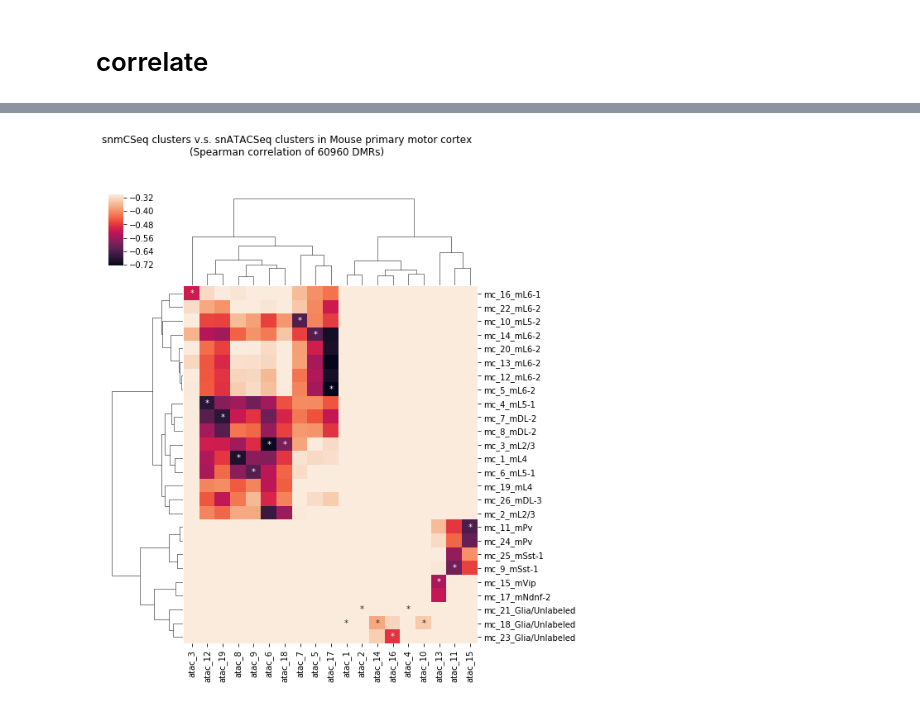
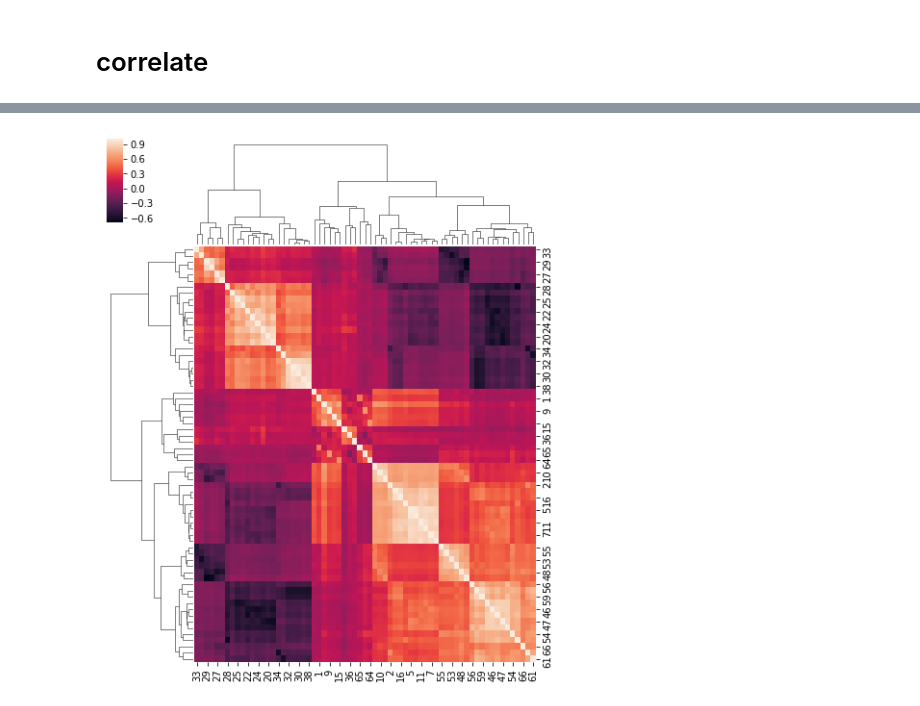
Before and after one commit to mukamel-lab-team/snmcseq, a Jupyter notebook: correlation_integration.ipynb, the cells around one changed output, grey strips where cells are left out. Cells and saved outputs as stored; diff of their text form; code cells hidden in the pictures.

```diff
--- a/correlation_integration.ipynb
+++ b/correlation_integration.ipynb
@@ -203,0 +282,5 @@ logtpm = np.log10(1 + tmp)
+# %%
+# clusters_mcc.columns
+clusters_mcc.columns = ['mc_'+col[len('cluster_'):-len('_mcc')]
+                        + '_' + df_clst_annot_mc.loc[int(col[len('cluster_'):-len('_mcc')]), 'annotation_'+cluster_type]
+                        for col in clusters_mcc.columns]
@@ -233,4 +429,6 @@ print(data_mcc.shape)
 # %%
-corr = np.corrcoef(np.concatenate((data_atac.values, data_mcc.values), axis=1).T)
+corr = np.corrcoef(np.concatenate((data_mcc.values, data_atac.values, data_rna), axis=1).T)
+labels = np.concatenate((data_mcc.columns, data_atac.columns, data_rna.columns))
 print(corr.shape)
+print(labels)
 # %% [output]
@@ -237,0 +447,8 @@ print(corr.shape)
+# %%
+df_corr = pd.DataFrame(corr, index=labels, columns=labels)
+
+fig, ax = plt.subplots(figsize=(16, 14))
+sns.heatmap(df_corr, ax=ax)
+plt.show()
+
+# re-orange
@@ -238,39 +457,39 @@ print(corr.shape)
 # %%
-df_corr = pd.DataFrame(corr[nclst_atac:, :nclst_atac], index=data_mcc.columns, columns=data_atac.columns)
+# df_corr = pd.DataFrame(corr[nclst_atac:, :nclst_atac], index=data_mcc.columns, columns=data_atac.columns)
 # df_corr = df_corr.T
-reject_threshold = 100
+# reject_threshold = 100
 
-df_corr
-df_annot = pd.DataFrame(columns=df_corr.columns, index=df_corr.index)
-for col, idx in df_corr.idxmin().iteritems():
-    if df_corr.loc[idx, col] < reject_threshold:
-        # print(col + ' --> ' + idx)
-        df_annot.loc[idx, col] = '*'
-    else:
-        # print(col + ' cell type not matched!')
-        pass
-df_annot = df_annot.fillna('')
+# df_corr
+# df_annot = pd.DataFrame(columns=df_corr.columns, index=df_corr.index)
+# for col, idx in df_corr.idxmin().iteritems():
+#     if df_corr.loc[idx, col] < reject_threshold:
+#         # print(col + ' --> ' + idx)
+#         df_annot.loc[idx, col] = '*'
+#     else:
+#         # print(col + ' cell type not matched!')
+#         pass
+# df_annot = df_annot.fillna('')
 
-g = sns.clustermap(df_corr,
-                   xticklabels=True,
-                   yticklabels=True,
-                  )
-col_orders = [label.get_text() for label in g.ax_heatmap.get_xticklabels()]
-row_orders = [label.get_text() for label in g.ax_heatmap.get_yticklabels()]
-plt.close()
+# g = sns.clustermap(df_corr,
+#                    xticklabels=True,
+#                    yticklabels=True,
+#                   )
+# col_orders = [label.get_text() for label in g.ax_heatmap.get_xticklabels()]
+# row_orders = [label.get_text() for label in g.ax_heatmap.get_yticklabels()]
+# plt.close()
 g = sns.clustermap(df_corr,
 #                    cmap='Purples',
-                   annot=df_annot.reindex(row_orders, col_orders), fmt='',
+#                    annot=df_annot.reindex(row_orders, col_orders), fmt='',
 #                    xticklabels=True,
 #                    yticklabels=True,
-                   vmax=-0.3,
+#                    vmax=-0.3,
                    figsize=(8,10)
                   )
-g.fig.suptitle("snmCSeq clusters v.s. snATACSeq clusters in Mouse primary motor cortex\n"
-         + "(Spearman correlation of {} DMRs)".format(len(feature_genes)))
-g.savefig('/cndd/fangming/integration/correlation_snmcseq_vs_snatacseq_{}DMRs.pdf'.format(len(feature_genes)))
+# g.fig.suptitle("snmCSeq clusters v.s. snATACSeq clusters in Mouse primary motor cortex\n"
+#          + "(Spearman correlation of {} DMRs)".format(len(feature_genes)))
+# g.savefig('/cndd/fangming/integration/correlation_snmcseq_vs_snatacseq_{}DMRs.pdf'.format(len(feature_genes)))
 plt.show()
 # %% [output]
-[figure, old version]
+[figure, new version]
 # %%
 # reorder row orders?
```
Also changed, not shown: parts of 37 cells of this notebook, 13 other files.
